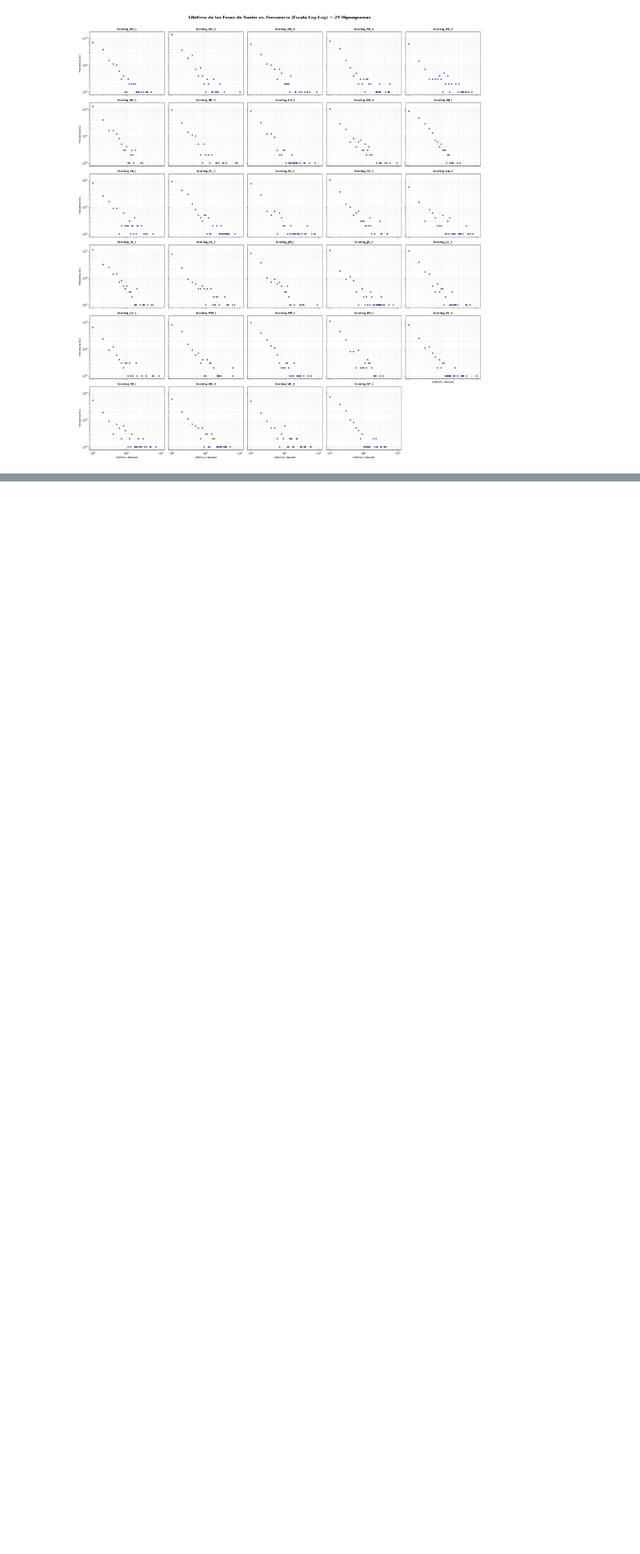
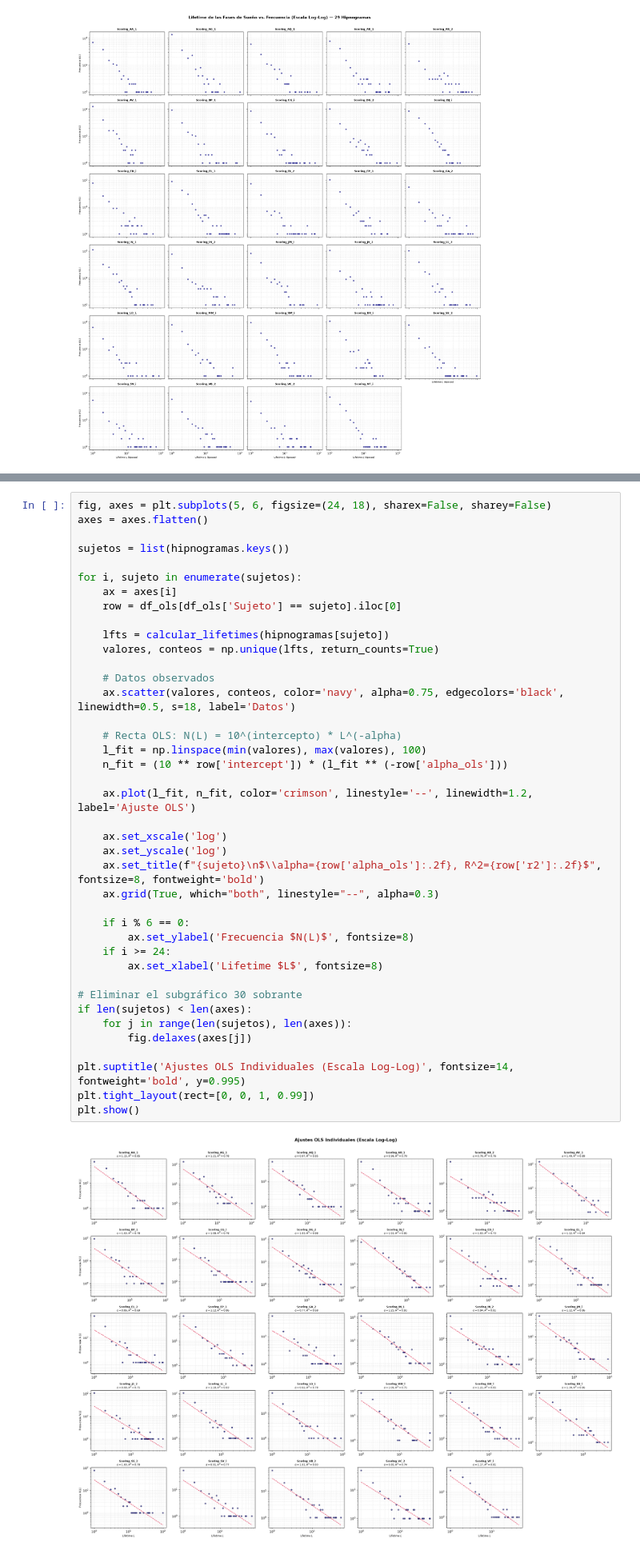
Before and after one commit to kao05/DS_ComplexSystem, a Jupyter notebook: Hipnogramas/Kevin_Vargas_Flores_Power_Law_Symbolic_Analysis.ipynb, the cells around one changed output, grey strips where cells are left out. Shown at 80% size. Saved outputs shown, nothing was run; the diff lists cells and outputs as text; blank space fills up the shorter version.

```diff
--- a/Hipnogramas/Kevin_Vargas_Flores_Power_Law_Symbolic_Analysis.ipynb
+++ b/Hipnogramas/Kevin_Vargas_Flores_Power_Law_Symbolic_Analysis.ipynb
@@ -171,0 +297,42 @@ plt.show()
+# %%
+fig, axes = plt.subplots(5, 6, figsize=(24, 18), sharex=False, sharey=False)
+axes = axes.flatten()
+
+sujetos = list(hipnogramas.keys())
+
+for i, sujeto in enumerate(sujetos):
+    ax = axes[i]
+    row = df_ols[df_ols['Sujeto'] == sujeto].iloc[0]
+
+    lfts = calcular_lifetimes(hipnogramas[sujeto])
+    valores, conteos = np.unique(lfts, return_counts=True)
+
+    # Datos observados
+    ax.scatter(valores, conteos, color='navy', alpha=0.75, edgecolors='black', linewidth=0.5, s=18, label='Datos')
+
+    # Recta OLS: N(L) = 10^(intercepto) * L^(-alpha)
+    l_fit = np.linspace(min(valores), max(valores), 100)
+    n_fit = (10 ** row['intercept']) * (l_fit ** (-row['alpha_ols']))
+
+    ax.plot(l_fit, n_fit, color='crimson', linestyle='--', linewidth=1.2, label='Ajuste OLS')
+
+    ax.set_xscale('log')
+    ax.set_yscale('log')
+    ax.set_title(f"{sujeto}\n$\\alpha={row['alpha_ols']:.2f}, R^2={row['r2']:.2f}$", fontsize=8, fontweight='bold')
+    ax.grid(True, which="both", linestyle="--", alpha=0.3)
+
+    if i % 6 == 0:
+        ax.set_ylabel('Frecuencia $N(L)$', fontsize=8)
+    if i >= 24:
+        ax.set_xlabel('Lifetime $L$', fontsize=8)
+
+# Eliminar el subgráfico 30 sobrante
+if len(sujetos) < len(axes):
+    for j in range(len(sujetos), len(axes)):
+        fig.delaxes(axes[j])
+
+plt.suptitle('Ajustes OLS Individuales (Escala Log-Log)', fontsize=14, fontweight='bold', y=0.995)
+plt.tight_layout(rect=[0, 0, 1, 0.99])
+plt.show()
+# %% [output]
+[figure, added]
```
Also changed, not shown: parts of 14 cells of this notebook, 1 other file.
